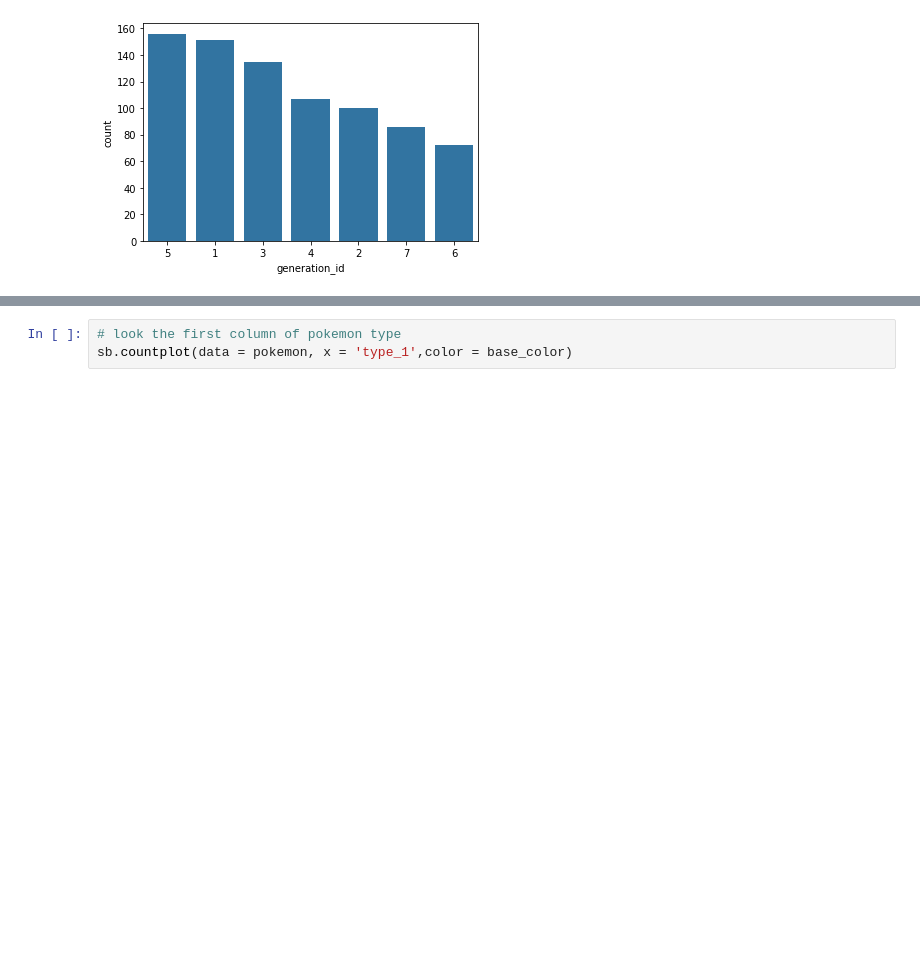
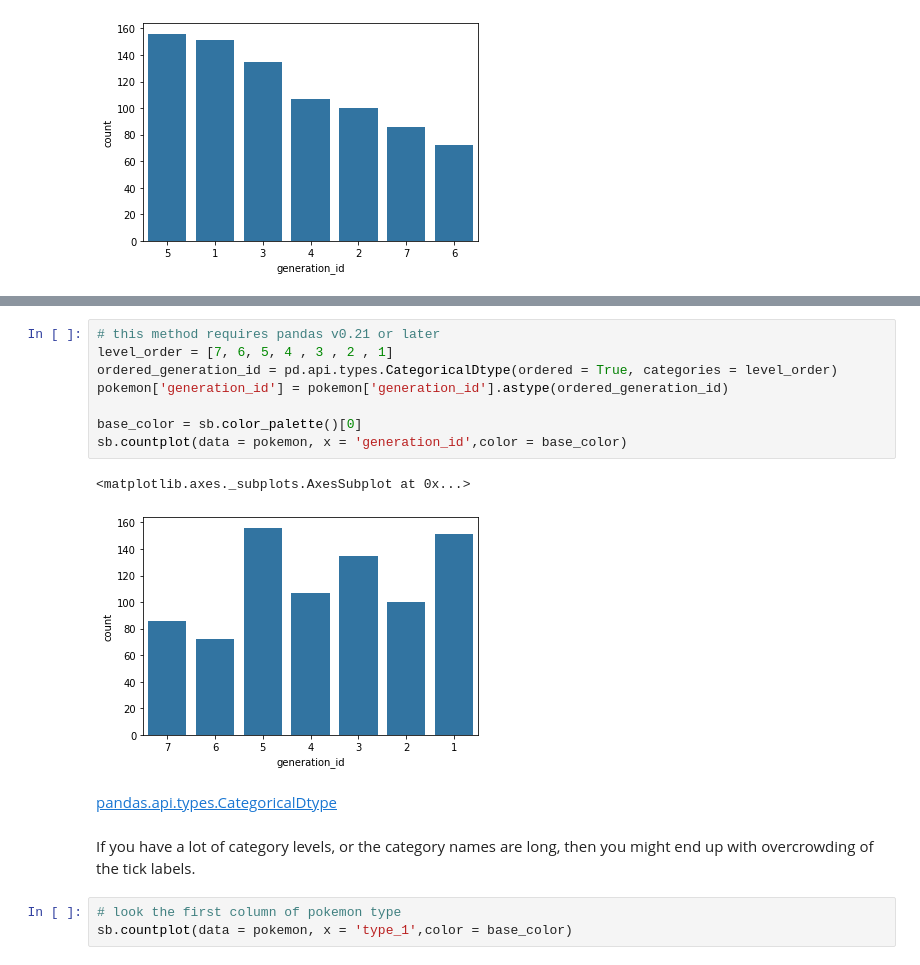
Before and after one commit to edifierxuhao/Data_visualization, a Jupyter notebook: Data_visualization_in_Data_analysis.ipynb, the cells around one changed output, grey strips where cells are left out. Drawn from its saved outputs; the diff is of its cells as text; blank space fills up the shorter version.

```diff
--- a/Data_visualization_in_Data_analysis.ipynb
+++ b/Data_visualization_in_Data_analysis.ipynb
@@ -229,3 +259,18 @@ sb.countplot(data = pokemon, x = 'generation_id',color = base_color,
+# %%
+# this method requires pandas v0.21 or later
+level_order = [7, 6, 5, 4 , 3 , 2 , 1]
+ordered_generation_id = pd.api.types.CategoricalDtype(ordered = True, categories = level_order)
+pokemon['generation_id'] = pokemon['generation_id'].astype(ordered_generation_id)
+
+base_color = sb.color_palette()[0]
+sb.countplot(data = pokemon, x = 'generation_id',color = base_color)
+# %% [output]
+<matplotlib.axes._subplots.AxesSubplot at 0x...>
+[figure, added]
+# %% [markdown]
+[pandas.api.types.CategoricalDtype](https://pandas.pydata.org/pandas-docs/version/0.23.4/generated/pandas.api.types.CategoricalDtype.html)
+# %% [markdown]
+If you have a lot of category levels, or the category names are long, then you might end up with overcrowding of the tick labels.
 # %%
 # look the first column of pokemon type
 sb.countplot(data = pokemon, x = 'type_1',color = base_color)
```
Also changed, not shown: parts of 65 cells of this notebook.
